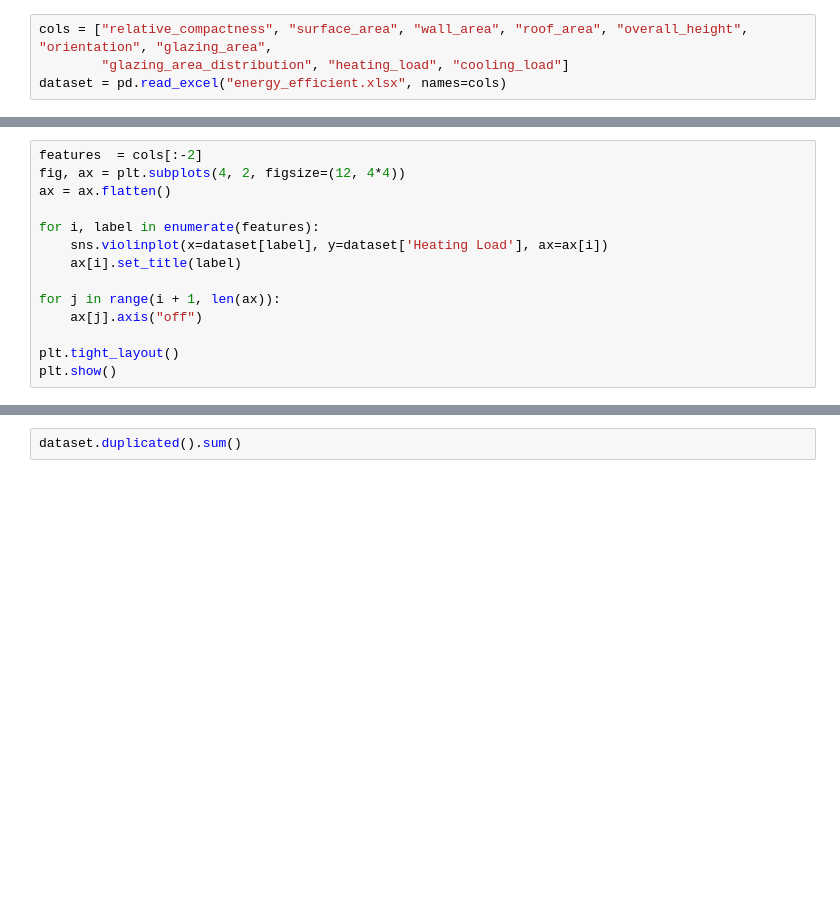
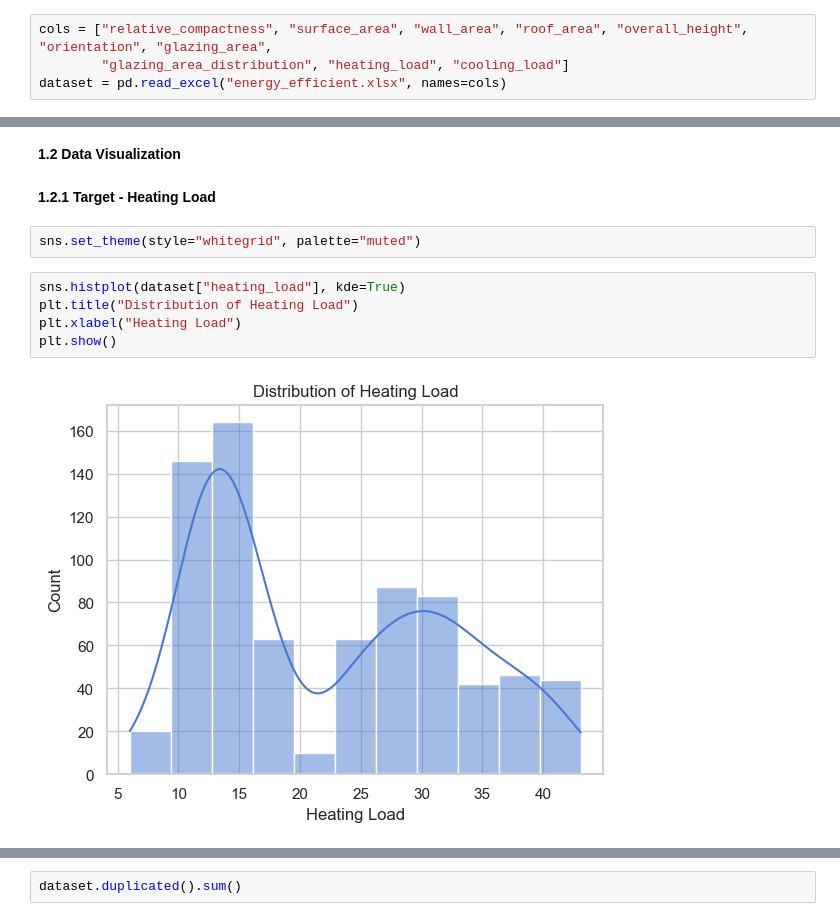
Before and after one commit to matcze/energy_efficient, a Jupyter notebook: energy_efficient.ipynb, the cells around one changed output, grey strips where cells are left out. Cells and saved outputs as stored; diff of their text form; blank space fills up the shorter version.

```diff
--- a/energy_efficient.ipynb
+++ b/energy_efficient.ipynb
@@ -61,16 +64,15 @@ Data columns (total 10 columns):
 dtypes: float64(8), int64(2)
 memory usage: 60.1 KB
-# %%
-features  = cols[:-2]
-fig, ax = plt.subplots(4, 2, figsize=(12, 4*4))
-ax = ax.flatten()
-
-for i, label in enumerate(features):
-    sns.violinplot(x=dataset[label], y=dataset['Heating Load'], ax=ax[i])
-    ax[i].set_title(label)
-
-for j in range(i + 1, len(ax)):
-    ax[j].axis("off")
-
-plt.tight_layout()
-plt.show()
+# %% [markdown]
+**1.2 Data Visualization**
+# %% [markdown]
+**1.2.1 Target - Heating Load**
+# %%
+sns.set_theme(style="whitegrid", palette="muted")
+# %%
+sns.histplot(dataset["heating_load"], kde=True)
+plt.title("Distribution of Heating Load")
+plt.xlabel("Heating Load")
+plt.show()
+# %% [output]
+[figure, added]
```
Also changed, not shown: parts of 41 cells of this notebook.
